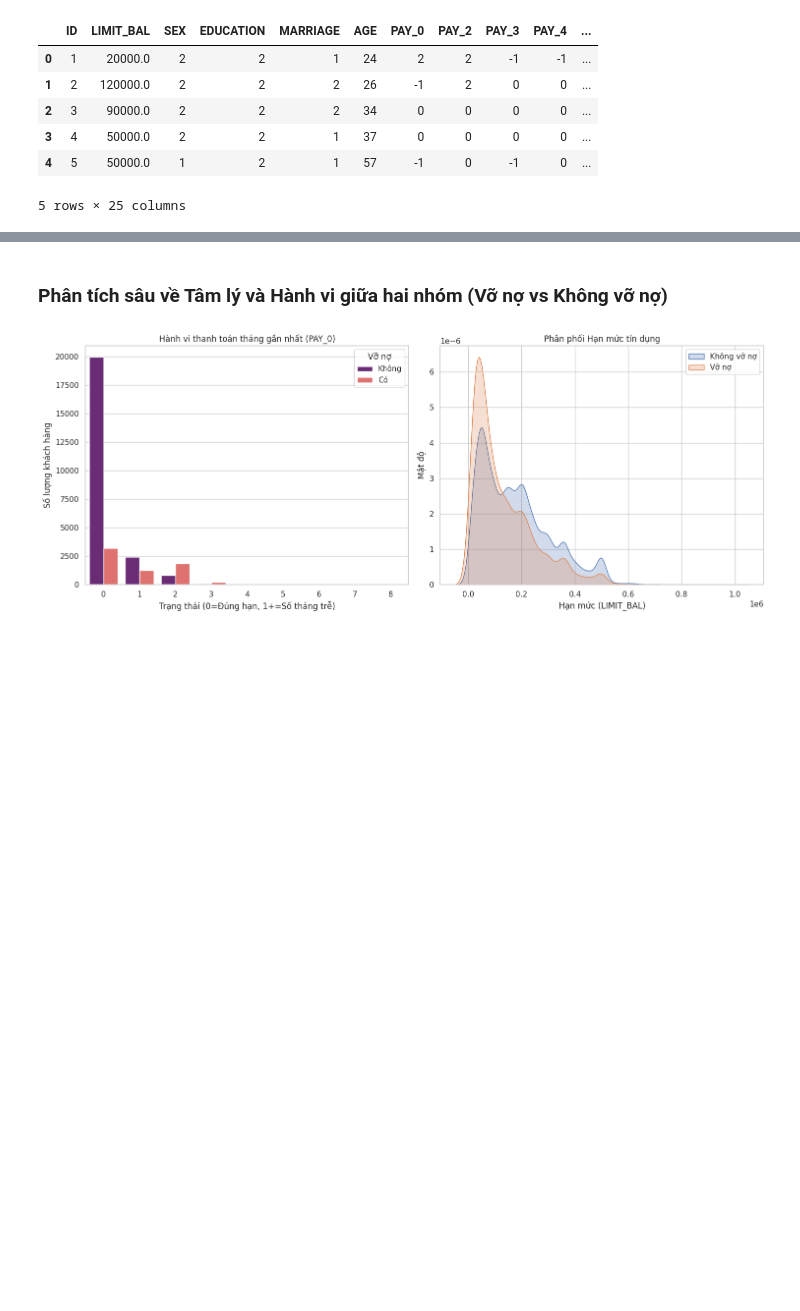
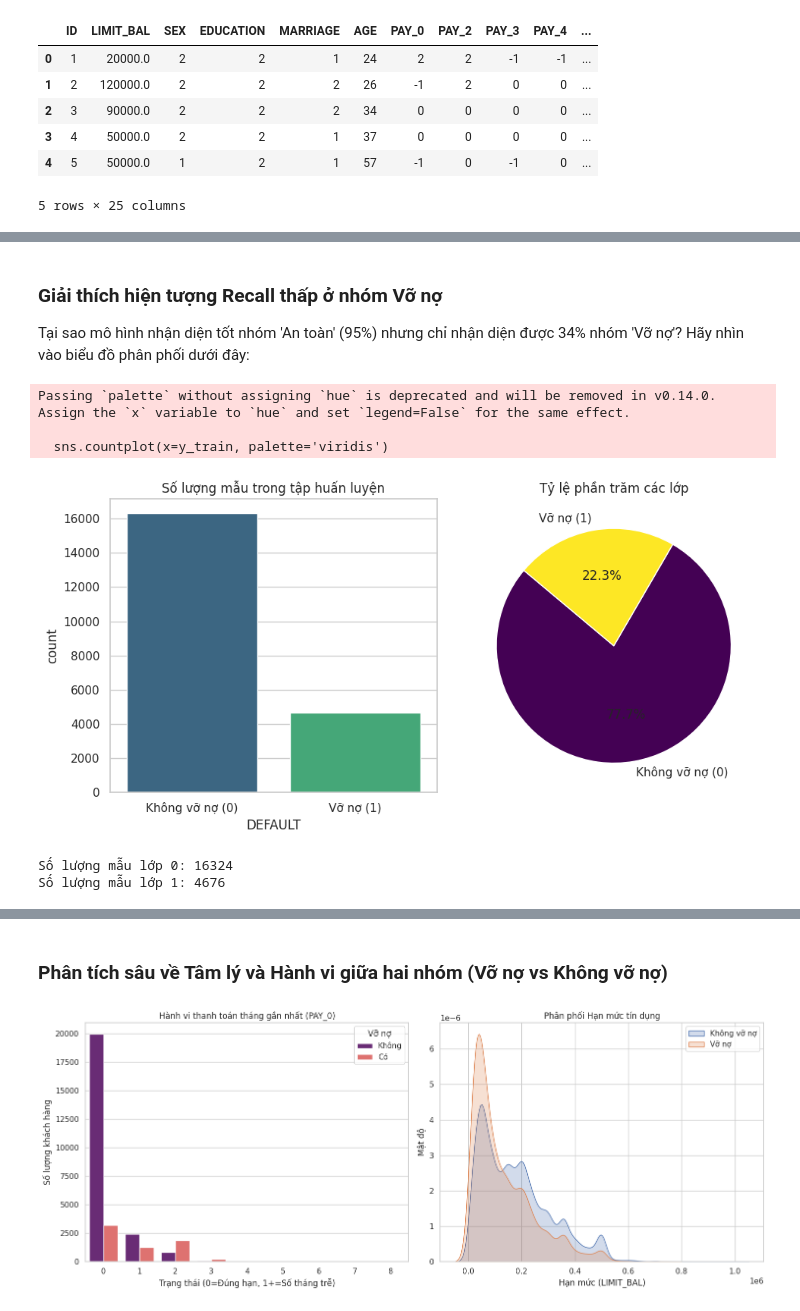
Before and after one commit to KeitaYami/CDNC-PhanTichDuLieu, a Jupyter notebook: CDNC Phan Tich Du Lieu.ipynb, the cells around one changed output, grey strips where cells are left out. Cells and saved outputs as stored; diff of their text form; code cells hidden in the pictures; blank space fills up the shorter version.

```diff
--- a/CDNC Phan Tich Du Lieu.ipynb
+++ b/CDNC Phan Tich Du Lieu.ipynb
@@ -120,3 +178,39 @@ weighted avg       0.80      0.82      0.80      9000
+# %% [markdown]
+### Giải thích hiện tượng Recall thấp ở nhóm Vỡ nợ
+Tại sao mô hình nhận diện tốt nhóm 'An toàn' (95%) nhưng chỉ nhận diện được 34% nhóm 'Vỡ nợ'? Hãy nhìn vào biểu đồ phân phối dưới đây:
+# %%
+import matplotlib.pyplot as plt
+import seaborn as sns
+
+# Tính toán tỷ lệ các lớp
+counts = y_train.value_counts()
+labels = ['Không vỡ nợ (0)', 'Vỡ nợ (1)']
+
+plt.figure(figsize=(10, 5))
+
+# Vẽ biểu đồ cột
+plt.subplot(1, 2, 1)
+sns.countplot(x=y_train, palette='viridis')
+plt.title('Số lượng mẫu trong tập huấn luyện')
+plt.xticks([0, 1], labels)
+
+# Vẽ biểu đồ tròn
+plt.subplot(1, 2, 2)
+plt.pie(counts, labels=labels, autopct='%1.1f%%', startangle=140, colors=['#440154', '#fde725'])
+plt.title('Tỷ lệ phần trăm các lớp')
+
+plt.tight_layout()
+plt.show()
+
+print(f"Số lượng mẫu lớp 0: {counts[0]}")
+print(f"Số lượng mẫu lớp 1: {counts[1]}")
+# %% [output]
+Passing `palette` without assigning `hue` is deprecated and will be removed in v0.14.0. Assign the `x` variable to `hue` and set `legend=False` for the same effect.
+
+  sns.countplot(x=y_train, palette='viridis')
+[figure, added]
+Số lượng mẫu lớp 0: 16324
+Số lượng mẫu lớp 1: 4676
 # %%
 # Lấy mức độ quan trọng của các biến
 importances = rf_model.feature_importances_
```
Also changed, not shown: parts of 11 cells of this notebook.
